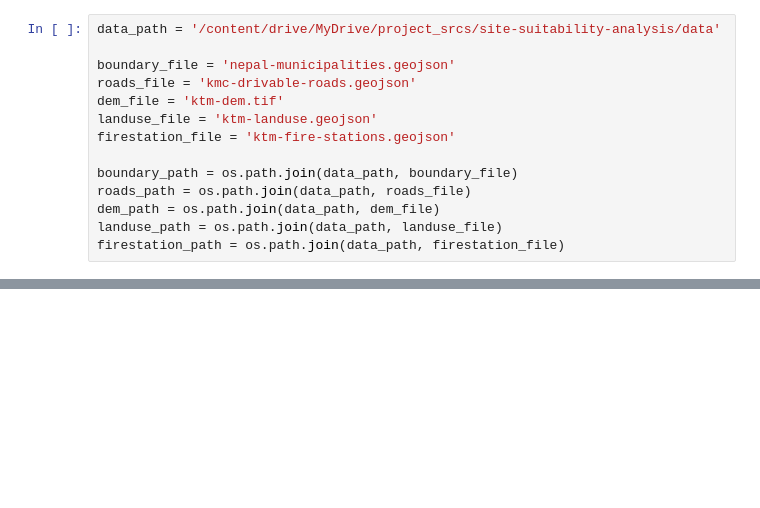
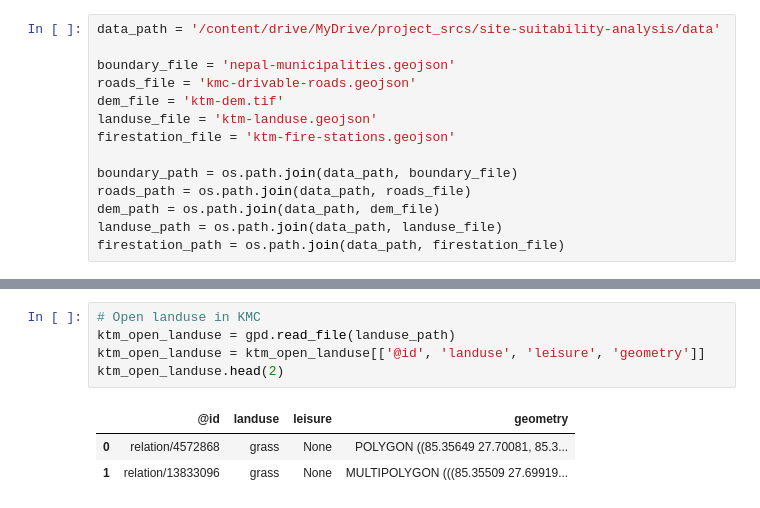
Before and after one commit to junggeyy/gis-notebooks, a Jupyter notebook: site_suitability_analysis.ipynb, the cells around one changed output, grey strips where cells are left out. Cells and saved outputs as stored; diff of their text form; blank space fills up the shorter version.

```diff
--- a/site_suitability_analysis.ipynb
+++ b/site_suitability_analysis.ipynb
@@ -346,0 +72,9 @@ export_gdf.to_file('ktm_optimal_fire_stations.geojson', driver='GeoJSON')
+# %%
+# Open landuse in KMC
+ktm_open_landuse = gpd.read_file(landuse_path)
+ktm_open_landuse = ktm_open_landuse[['@id', 'landuse', 'leisure', 'geometry']]
+ktm_open_landuse.head(2)
+# %% [output]
+|  | @id | landuse | leisure | geometry |
+| 0 | relation/4572868 | grass | None | POLYGON ((85.35649 27.70081, 85.3... |
+| 1 | relation/13833096 | grass | None | MULTIPOLYGON (((85.35509 27.69919... |
```
Also changed, not shown: parts of 68 cells of this notebook.
